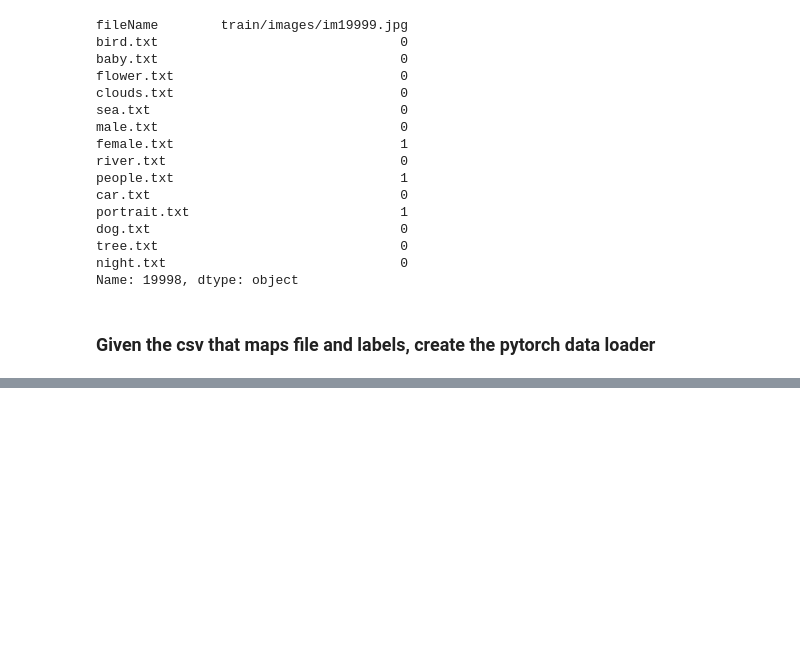
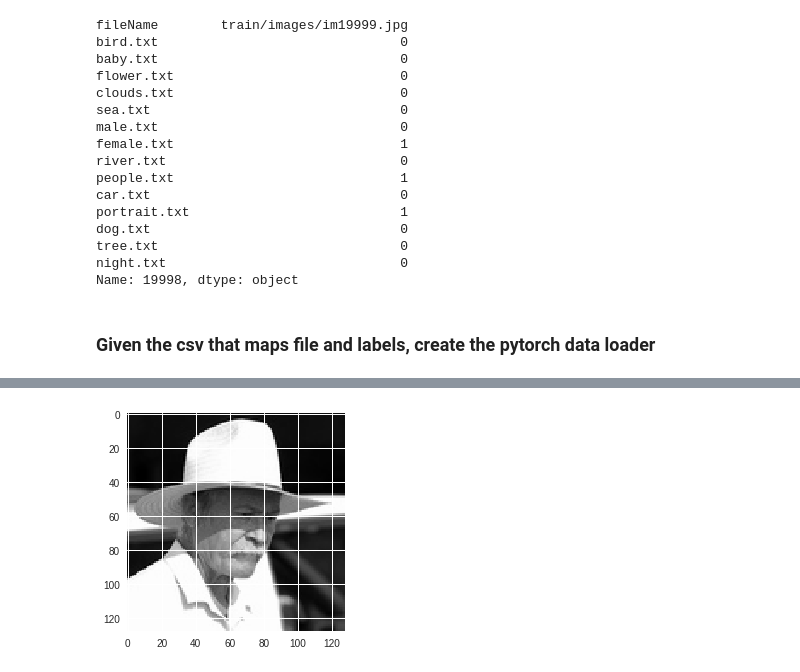
Before and after one commit to tafseerahmed/Deep-Learning-Project-UH18, a Jupyter notebook: ImageProject.ipynb, the cells around one changed output, grey strips where cells are left out. Cells and saved outputs as stored; diff of their text form; code cells hidden in the pictures; blank space fills up the shorter version.

```diff
--- a/ImageProject.ipynb
+++ b/ImageProject.ipynb
@@ -105,10 +116,10 @@ def plot_image(tensor):
 # %% [markdown]
 ### Function to create the csv for associate to the image the labels contain in the folder "annotation"
 # %%
+from os import listdir
 from os.path import isfile, join
 import pandas as pd
 import numpy as np
-from os import listdir
 
 
 file_col=listdir("train/images")
@@ -125,7 +136,7 @@ path = "train/annotations"
 
 row = 0
 
-dic = {}
+file_dic = {}
 
 for label, filename in enumerate(listdir(path)):
   tmp=np.zeros(file_col.shape[0])
@@ -138,11 +149,7 @@ for label, filename in enumerate(listdir(path)):
       file_len = file_len + 1
   tmp=pd.Series(tmp)
   df[filename]=tmp
-  dic[filename] = file_len
+  file_dic[filename] = file_len
 
-
-for key in dic:
-  dic[key]=dic[key]/df.shape[0]
-
-print(dic)
+print(file_dic)
 # %% [output]
@@ -225,0 +254,3 @@ data_loader=ImageDataLoader(df, file_dic)
+# %%
+image_loader=ImageDataLoader(df)
+image_loader.count_images()
@@ -225,0 +260,13 @@ data_loader=ImageDataLoader(df, file_dic)
+# %%
+dataloader = torch.utils.data.DataLoader(image_loader, batch_size=4, shuffle=True, num_workers=4)
+
+for (batch_idx,batch) in enumerate(dataloader):
+
+  _input, target = batch # input is a 3d tensor, target is 1d
+  print(_input.shape)
+  print(target.shape)
+  # bs, ncrops, c, h, w = _input.size()
+  # result = model(_input.view(-1, c, h, w)) # fuse batch size and ncrops
+
+  # print(result)
+  # result_avg = result.view(bs, ncrops, -1).mean(1) # avg over crops
@@ -226,2 +350,14 @@ data_loader=ImageDataLoader(df, file_dic)
+# %%
+dataloader = torch.utils.data.DataLoader(image_loader, batch_size=4, shuffle=True, num_workers=4)
+
+for (batch_idx,batch) in enumerate(dataloader):
+
+  _input, target = batch # input is a 3d tensor, target is 1
+  # plt.clf()
+  plot_image(_input[0])
+  if batch_idx == 4:
+    break
+# %% [output]
+[figure, added]
 # %%
 #to plot the immage
```
Also changed, not shown: parts of 15 cells of this notebook.
